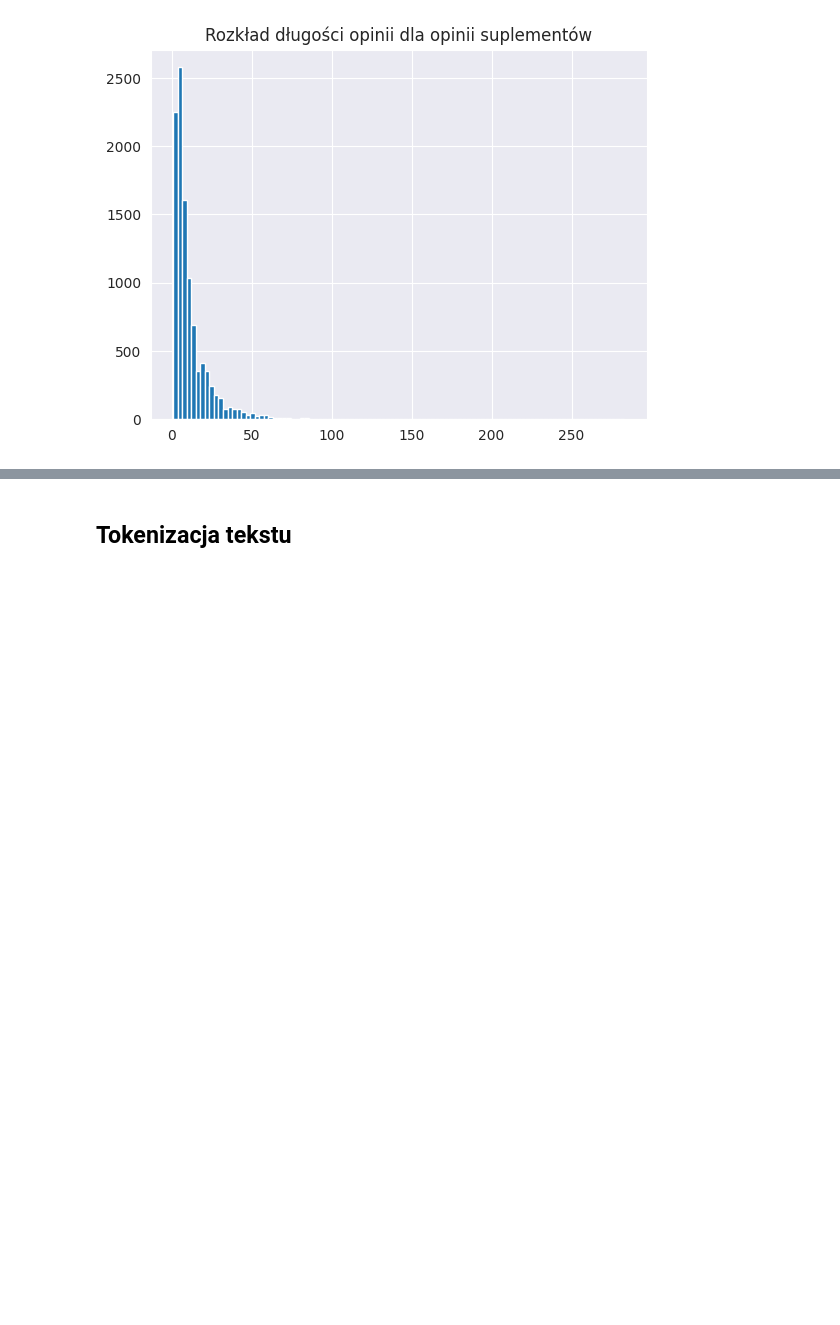
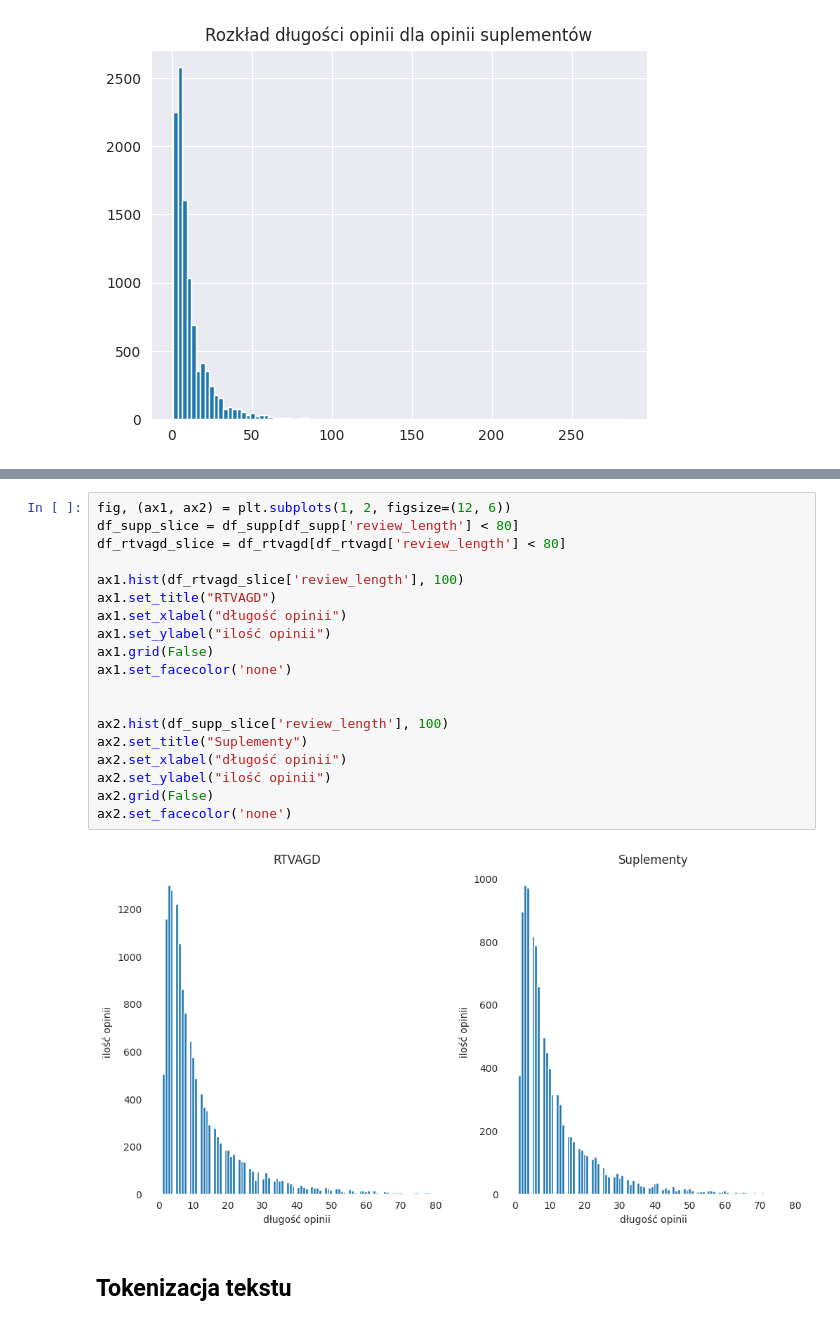
Before and after one commit to 13Dominik/engineering_thesis, a Jupyter notebook: project.ipynb, the cells around one changed output, grey strips where cells are left out. Drawn from its saved outputs; the diff is of its cells as text; blank space fills up the shorter version.

```diff
--- a/project.ipynb
+++ b/project.ipynb
@@ -162,3 +196,24 @@ Text(0.5, 1.0, 'Rozkład długości opinii dla opinii RTVAGD (0-80)')
+# %%
+fig, (ax1, ax2) = plt.subplots(1, 2, figsize=(12, 6))
+df_supp_slice = df_supp[df_supp['review_length'] < 80]
+df_rtvagd_slice = df_rtvagd[df_rtvagd['review_length'] < 80]
+
+ax1.hist(df_rtvagd_slice['review_length'], 100)
+ax1.set_title("RTVAGD")
+ax1.set_xlabel("długość opinii")
+ax1.set_ylabel("ilość opinii")
+ax1.grid(False)
+ax1.set_facecolor('none')
+
+
+ax2.hist(df_supp_slice['review_length'], 100)
+ax2.set_title("Suplementy")
+ax2.set_xlabel("długość opinii")
+ax2.set_ylabel("ilość opinii")
+ax2.grid(False)
+ax2.set_facecolor('none')
+# %% [output]
+[figure, added]
 # %% [markdown]
 ## Tokenizacja tekstu
 # %%
```
Also changed, not shown: parts of 51 cells of this notebook, 3 other files.
